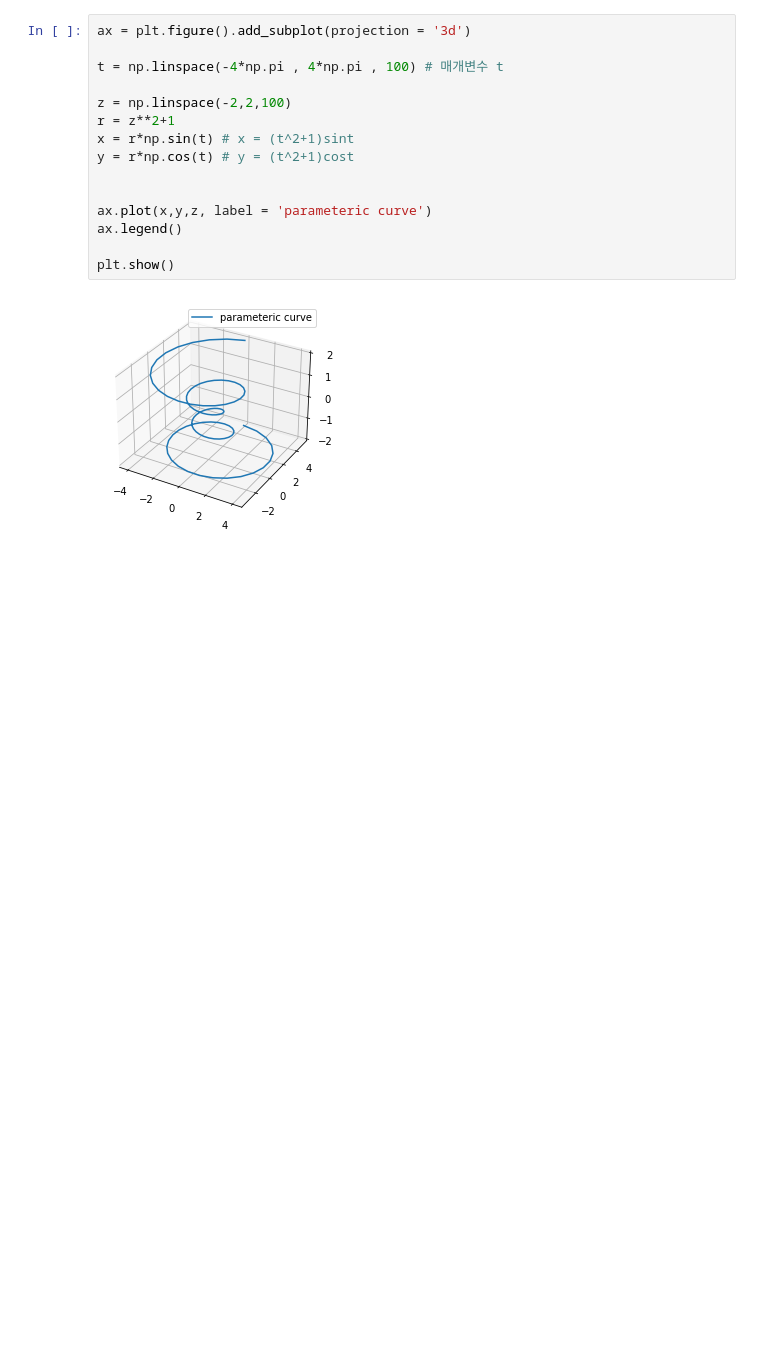
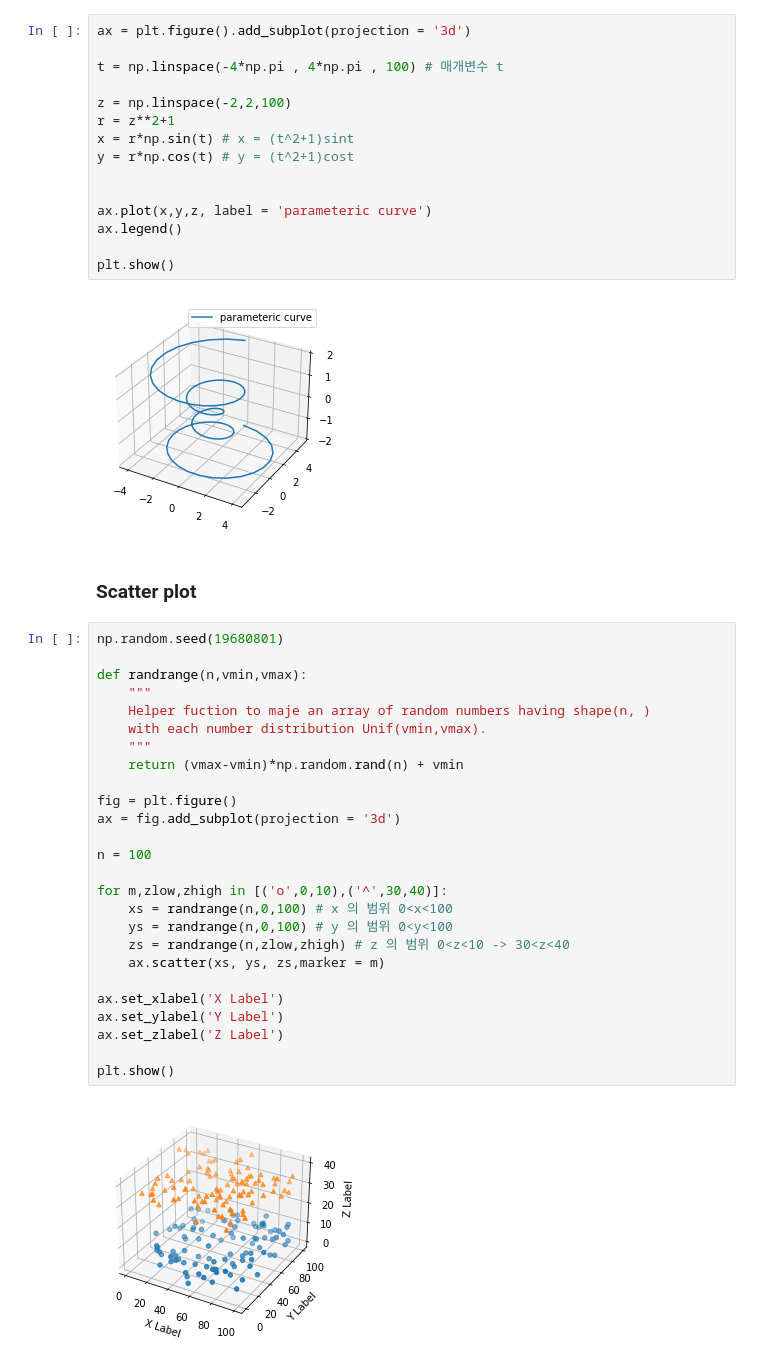
Before and after one commit to kimsol729/self_study, a Jupyter notebook: Mplot3d toolkit tutorial.ipynb, the cells around one changed output. Drawn from its saved outputs; the diff is of its cells as text; blank space fills up the shorter version.

Commit message:
3d Scatter Plot

```diff
--- a/Mplot3d toolkit tutorial.ipynb
+++ b/Mplot3d toolkit tutorial.ipynb
@@ -74,3 +74,33 @@ ax.legend()
 plt.show()
 # %% [output]
 [figure]
+# %% [markdown]
+### Scatter plot
+# %%
+np.random.seed(19680801)
+
+def randrange(n,vmin,vmax):
+    """
+    Helper fuction to maje an array of random numbers having shape(n, )
+    with each number distribution Unif(vmin,vmax).
+    """
+    return (vmax-vmin)*np.random.rand(n) + vmin
+
+fig = plt.figure()
+ax = fig.add_subplot(projection = '3d')
+
+n = 100
+
+for m,zlow,zhigh in [('o',0,10),('^',30,40)]:
+    xs = randrange(n,0,100) # x 의 범위 0<x<100
+    ys = randrange(n,0,100) # y 의 범위 0<y<100
+    zs = randrange(n,zlow,zhigh) # z 의 범위 0<z<10 -> 30<z<40
+    ax.scatter(xs, ys, zs,marker = m)
+
+ax.set_xlabel('X Label')
+ax.set_ylabel('Y Label')
+ax.set_zlabel('Z Label')
+
+plt.show()
+# %% [output]
+[figure, added]
```
Also changed, not shown: parts of 2 cells of this notebook.
